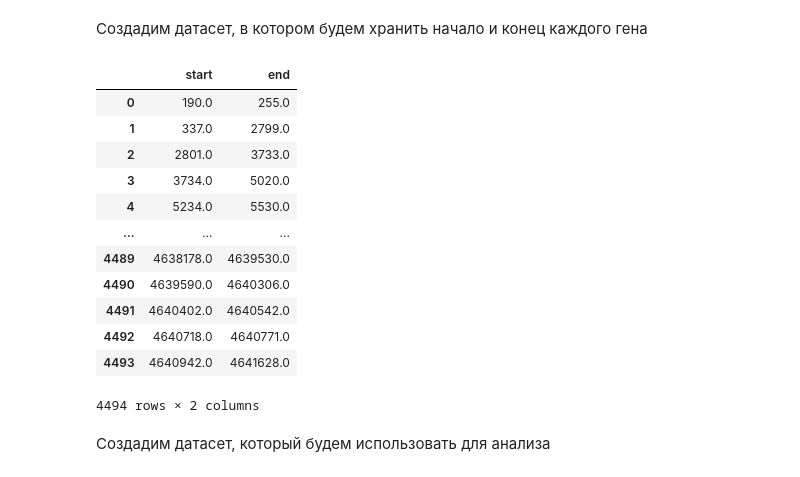
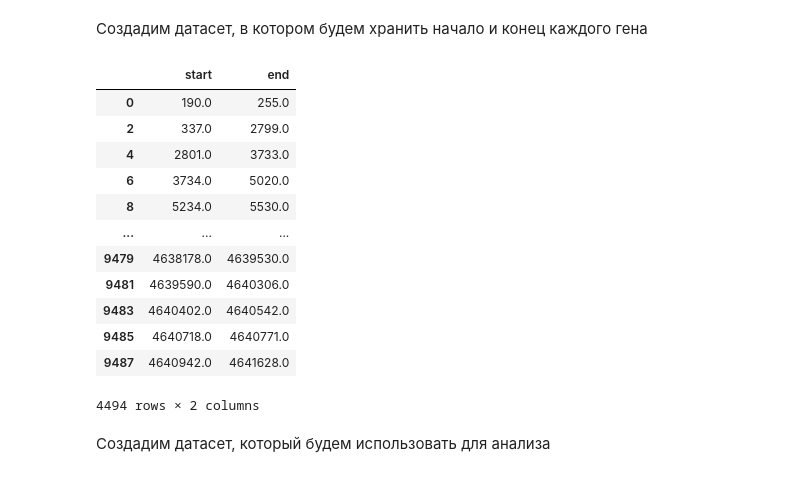
Before and after one commit to anuytok/4-HW-RNA-seq, a Jupyter notebook: Ribo_seq_Ефимова_Аня.ipynb, the cells around one changed output. Drawn from its saved outputs; the diff is of its cells as text; code cells hidden in the pictures.

```diff
--- a/Ribo_seq_Ефимова_Аня.ipynb
+++ b/Ribo_seq_Ефимова_Аня.ipynb
@@ -1548,4 +1633,0 @@ plt.show()
-# %%
-annotation = annotation.reset_index()
-del annotation['index'], annotation['level_0']
-annotation
@@ -1656,21 +1725,23 @@ annotation
 # %% [markdown]
 Создадим датасет, в котором будем хранить начало и конец каждого гена
 # %%
-start_end = pd.DataFrame({'start': annotation['1'], 'end': annotation['4641652']})
+start_end = pd.DataFrame()
+start_end['start'] = annotation['1']
+start_end['end'] = annotation['4641652']
 start_end
 # %% [output]
 |  | start | end |
 | 0 | 190.0 | 255.0 |
-| 1 | 337.0 | 2799.0 |
-| 2 | 2801.0 | 3733.0 |
-| 3 | 3734.0 | 5020.0 |
-| 4 | 5234.0 | 5530.0 |
+| 2 | 337.0 | 2799.0 |
+| 4 | 2801.0 | 3733.0 |
+| 6 | 3734.0 | 5020.0 |
+| 8 | 5234.0 | 5530.0 |
 | ... | ... | ... |
-| 4489 | 4638178.0 | 4639530.0 |
-| 4490 | 4639590.0 | 4640306.0 |
-| 4491 | 4640402.0 | 4640542.0 |
-| 4492 | 4640718.0 | 4640771.0 |
-| 4493 | 4640942.0 | 4641628.0 |
+| 9479 | 4638178.0 | 4639530.0 |
+| 9481 | 4639590.0 | 4640306.0 |
+| 9483 | 4640402.0 | 4640542.0 |
+| 9485 | 4640718.0 | 4640771.0 |
+| 9487 | 4640942.0 | 4641628.0 |
 4494 rows × 2 columns
 # %% [markdown]
 Создадим датасет, который будем использовать для анализа
```
Also changed, not shown: parts of 51 cells of this notebook.
